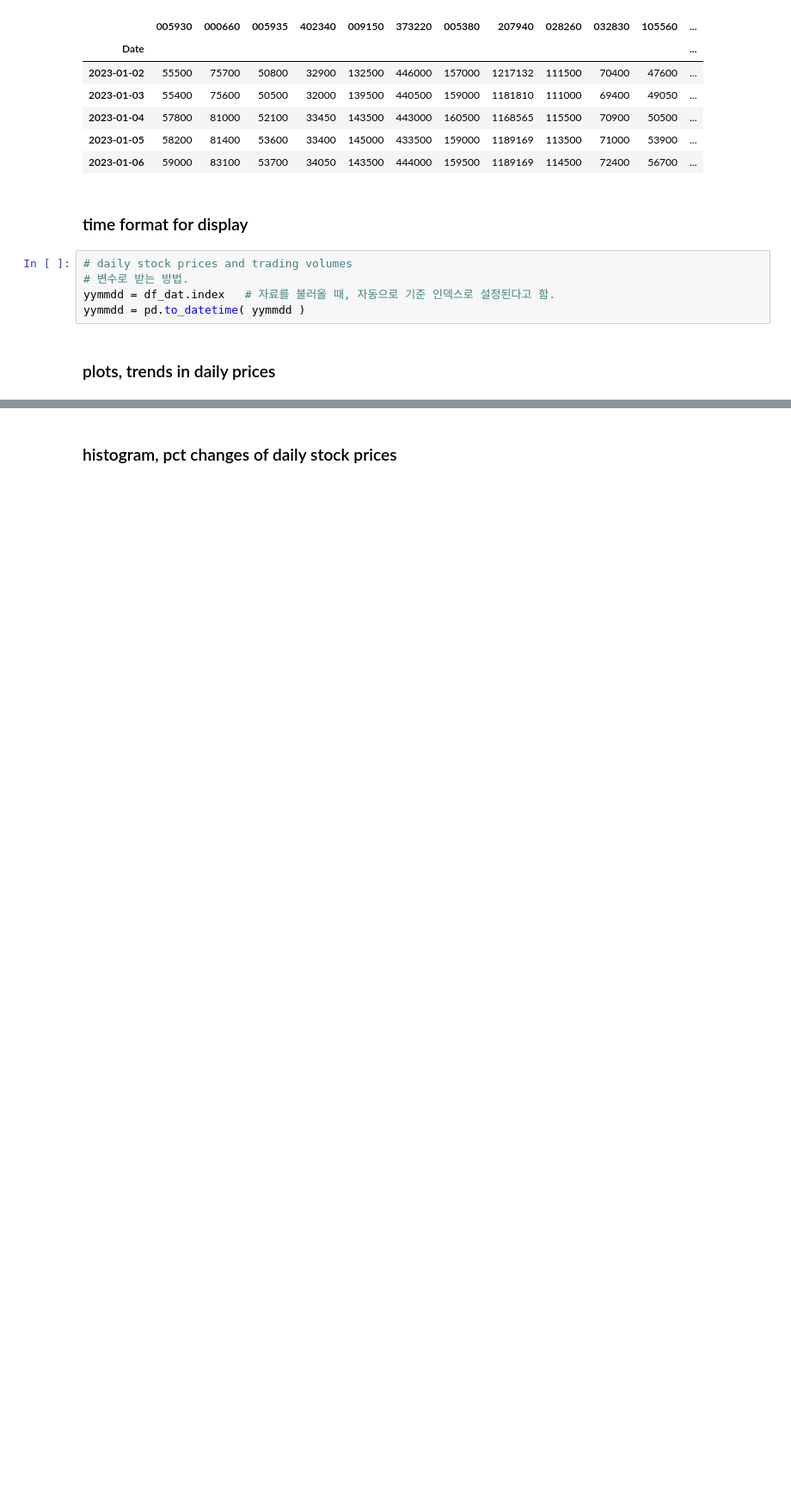
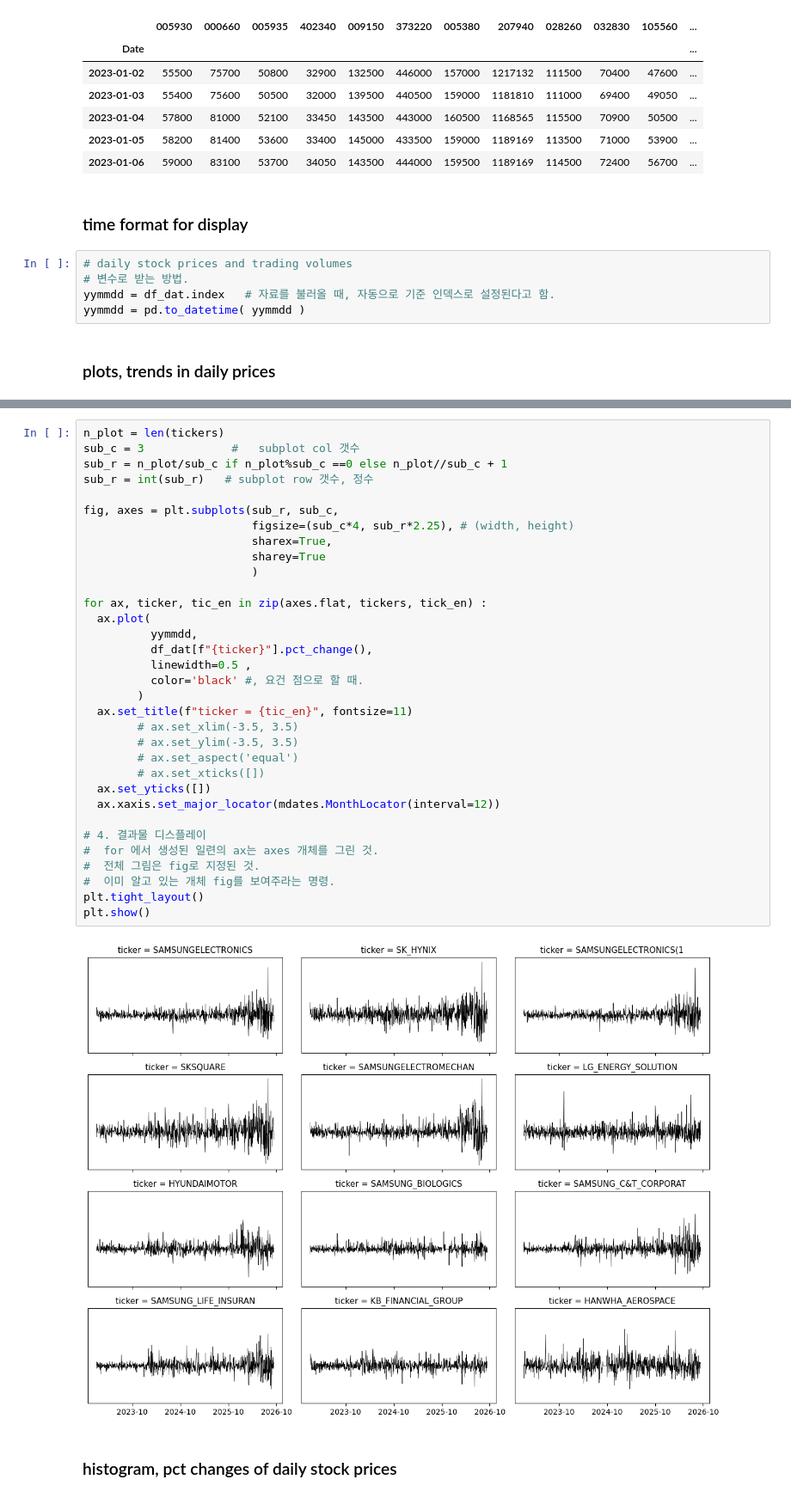
Before and after one commit to bahn28/salad, a Jupyter notebook: az_krx_001.ipynb, the cells around one changed output, grey strips where cells are left out. Shown at 86% size. Drawn from its saved outputs; the diff is of its cells as text; blank space fills up the shorter version.

```diff
--- a/az_krx_001.ipynb
+++ b/az_krx_001.ipynb
@@ -256,3 +258,38 @@ plt.show()
+# %%
+n_plot = len(tickers)
+sub_c = 3             #   subplot col 갯수
+sub_r = n_plot/sub_c if n_plot%sub_c ==0 else n_plot//sub_c + 1
+sub_r = int(sub_r)   # subplot row 갯수, 정수
+
+fig, axes = plt.subplots(sub_r, sub_c,
+                         figsize=(sub_c*4, sub_r*2.25), # (width, height)
+                         sharex=True,
+                         sharey=True
+                         )
+
+for ax, ticker, tic_en in zip(axes.flat, tickers, tick_en) :
+  ax.plot(
+          yymmdd,
+          df_dat[f"{ticker}"].pct_change(),
+          linewidth=0.5 ,
+          color='black' #, 요건 점으로 할 때.
+        )
+  ax.set_title(f"ticker = {tic_en}", fontsize=11)
+        # ax.set_xlim(-3.5, 3.5)
+        # ax.set_ylim(-3.5, 3.5)
+        # ax.set_aspect('equal')
+        # ax.set_xticks([])
+  ax.set_yticks([])
+  ax.xaxis.set_major_locator(mdates.MonthLocator(interval=12))
+
+# 4. 결과물 디스플레이
+#  for 에서 생성된 일련의 ax는 axes 개체를 그린 것.
+#  전체 그림은 fig로 지정된 것.
+#  이미 알고 있는 개체 fig를 보여주라는 명령.
+plt.tight_layout()
+plt.show()
+# %% [output]
+[figure, added]
 # %% [markdown]
 ### histogram, pct changes of daily stock prices
 # %%
```
Also changed, not shown: parts of 3 cells of this notebook.
